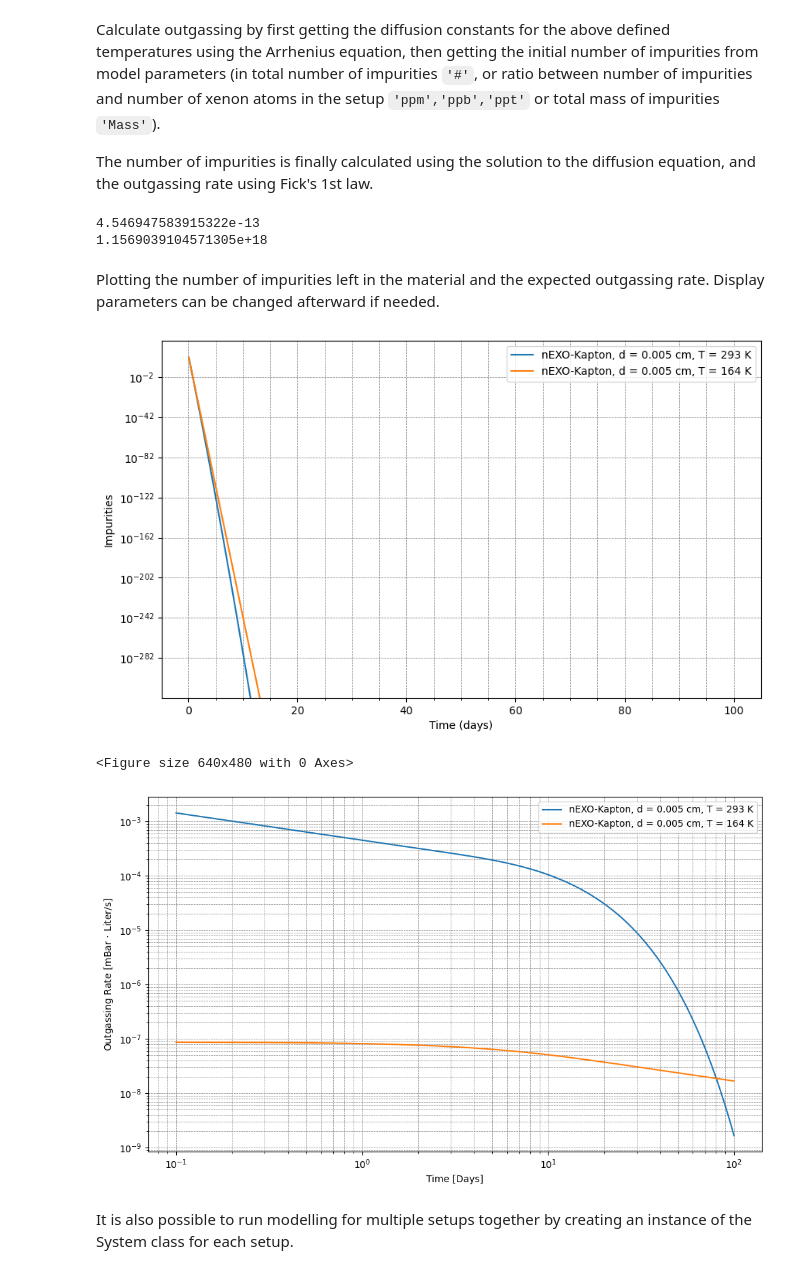
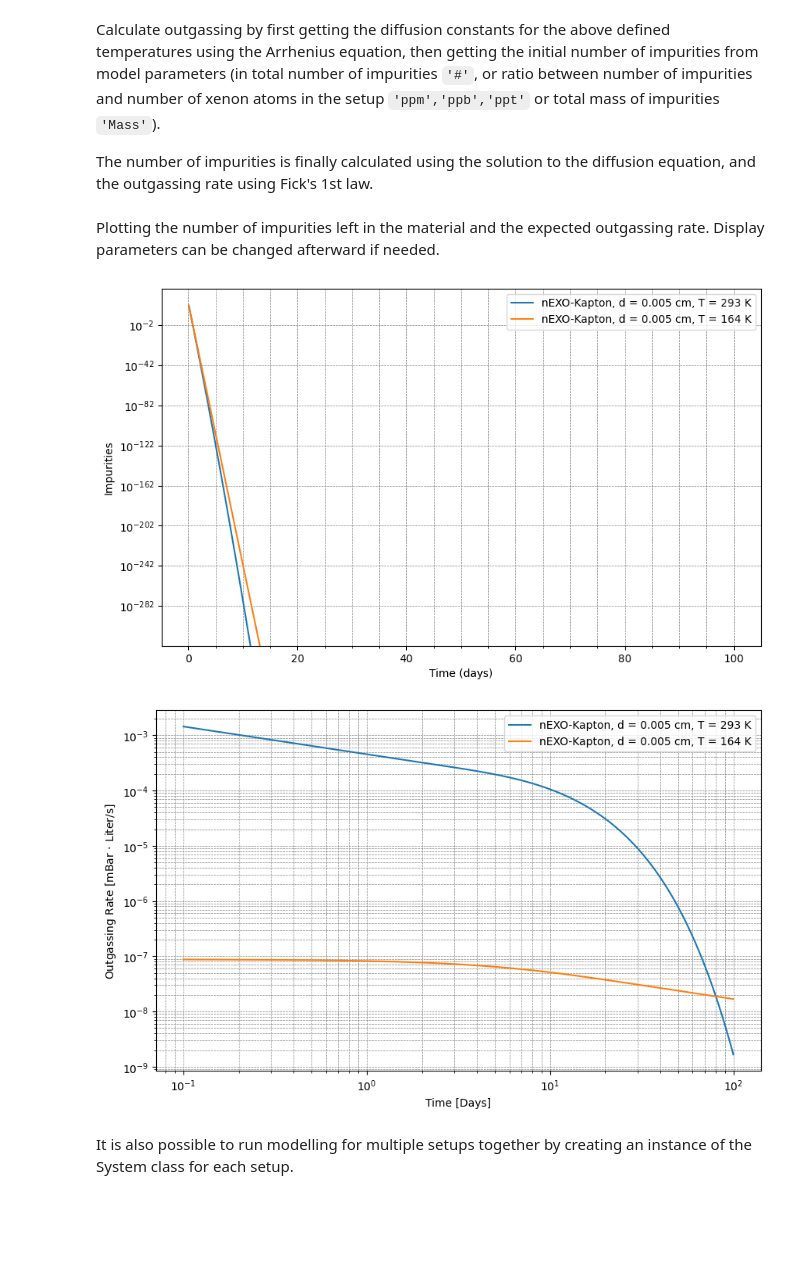
Before and after one commit to antoine-amy/Electronegative_impurities, a Jupyter notebook: Impurities_models.ipynb, the cells around one changed output. Drawn from its saved outputs; the diff is of its cells as text; code cells hidden in the pictures; blank space fills up the shorter version.

```diff
--- a/Impurities_models.ipynb
+++ b/Impurities_models.ipynb
@@ -99,8 +95,8 @@ Calculate outgassing by first getting the diffusion constants for the above defi
 The number of impurities is finally calculated using the solution to the diffusion equation, and the outgassing rate using Fick's 1st law.
 # %%
 # Calculate diffusion constants and initial impurities.
-S1.diffusion_constants = enf.get_diff_temp(S1, S1.temperatures)
-S1.initial_impurities = enf.get_initial_impurities(S1, units="#")
+S1.get_diff_temp()
+S1.get_initial_impurities(units="#")
 
 # Define the labels for the plot (name of the setup, temperature, thickness of the material.
 S1.labels = [
@@ -113,17 +109,6 @@ S1.impurities = enf.get_impurities_vs_time(data=S1)
 
 # Calculate the outgassing rate as a function of time.
 S1.flow_rate = enf.get_flow_rate_vs_time(data=S1, units="mBar Liter")
-# %%
-J = (
-    (2857929.1362560093 * np.sqrt(3.110233905930164e-07))
-    / (np.sqrt(np.pi) * np.sqrt(1))
-) * 12500.0
-print((J * 83.14 * 293) / 6.022e23)
-
-print(0.22 * 0.21 * 101325 / (1.381e-23 * 293) / 1000000)
-# %% [output]
-4.546947583915322e-13
-1.1569039104571305e+18
 # %% [markdown]
 Plotting the number of impurities left in the material and the expected outgassing rate. Display parameters can be changed afterward if needed.
 # %%
@@ -158,43 +143,42 @@ plt.show()
 
 # Set legend and adjust layout
 ax.legend()
-plt.tight_layout()
+# plt.tight_layout()
 plt.show()
 # %% [output]
 [figure]
-<Figure size 640x480 with 0 Axes>
 # %%
 # Create the plot for the outgassing rates.
 fig, ax = plt.subplots(figsize=(10, 6))
 ax.set_xlabel("Time [Days]")
 ax.set_ylabel(r"Outgassing Rate [mBar$\,\cdot\,$Liter/s]")
 # ax.set_ylim(1e-18, 1e-10)
 ax.set_yscale("log")
 ax.set_xscale("log")
 ax.grid(which="both", linestyle="--", linewidth=0.5, color="gray")
 ax.minorticks_on()
 
 # Plot data
 for dataset in [S1]:
     # Check if dataset.time has only one sublist
     if len(dataset.time) == 1:
         # Replicate the time data for each set of impurities
         time_data = [dataset.time[0] for _ in dataset.flow_rate]
     else:
         time_data = dataset.time
 
     for time, flow_rate, label in zip(time_data, dataset.flow_rate, dataset.labels):
         # Convert time from seconds to days
         # time_in_days = [t / 86400 for t in time]
         plt.plot(time, flow_rate, label=label)
 
 
 # Set legend and adjust layout
 ax.legend()
-plt.tight_layout()
+# plt.tight_layout()
 plt.show()
 # %% [output]
-[figure, old version]
+[figure, new version]
 # %% [markdown]
 It is also possible to run modelling for multiple setups together by creating an instance of the System class for each setup.
 # %%
```
Also changed, not shown: parts of 9 cells of this notebook, 5 other files.
